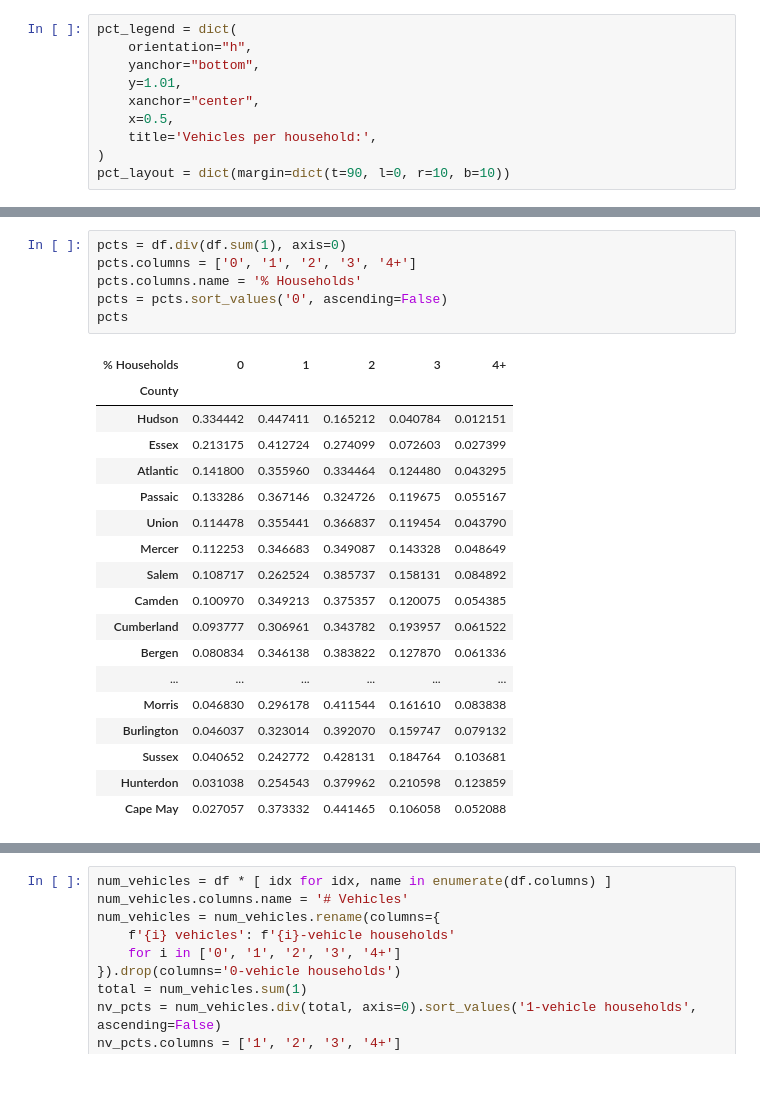
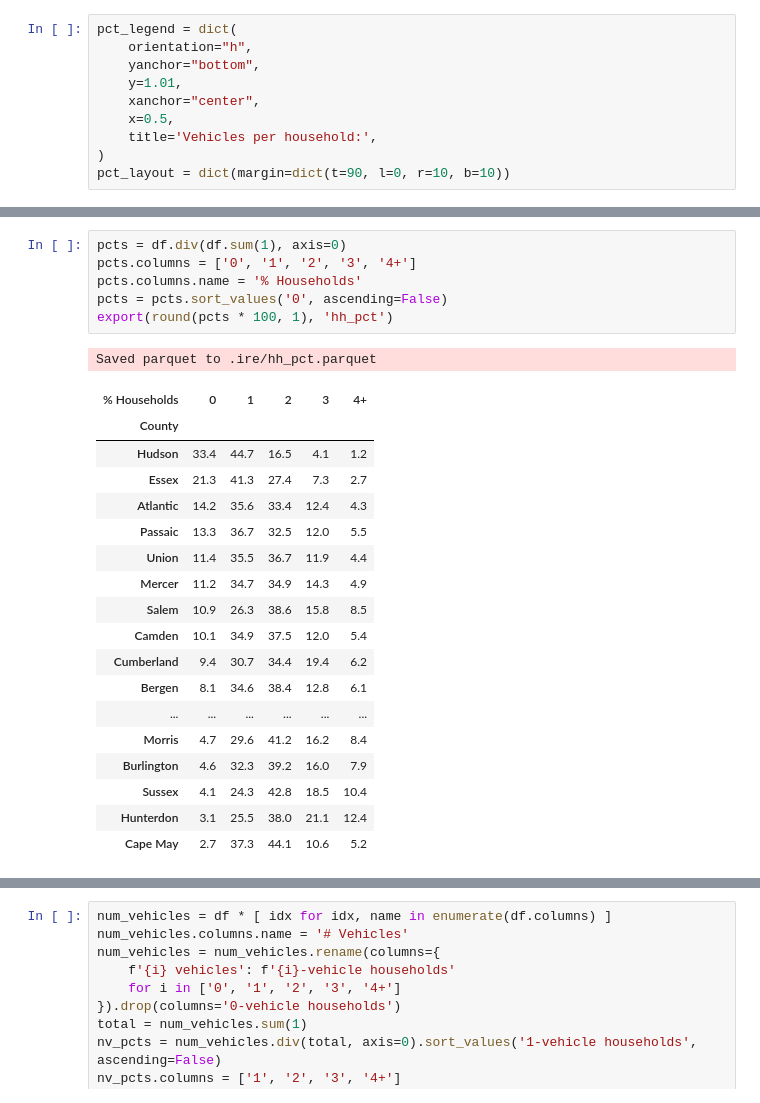
Before and after one commit to hudcostreets/household-vehicles, a Jupyter notebook: nj/household vehicle ownership.ipynb, the cells around one changed output, grey strips where cells are left out. Saved outputs shown, nothing was run; the diff lists cells and outputs as text.

```diff
--- a/nj/household vehicle ownership.ipynb
+++ b/nj/household vehicle ownership.ipynb
@@ -141,28 +151,29 @@ df
 # %%
 pcts = df.div(df.sum(1), axis=0)
 pcts.columns = ['0', '1', '2', '3', '4+']
 pcts.columns.name = '% Households'
 pcts = pcts.sort_values('0', ascending=False)
-pcts
+export(round(pcts * 100, 1), 'hh_pct')
 # %% [output]
+Saved parquet to .ire/hh_pct.parquet
 | % Households | 0 | 1 | 2 | 3 | 4+ |
 | County |  |  |  |  |  |
-| Hudson | 0.334442 | 0.447411 | 0.165212 | 0.040784 | 0.012151 |
-| Essex | 0.213175 | 0.412724 | 0.274099 | 0.072603 | 0.027399 |
-| Atlantic | 0.141800 | 0.355960 | 0.334464 | 0.124480 | 0.043295 |
-| Passaic | 0.133286 | 0.367146 | 0.324726 | 0.119675 | 0.055167 |
-| Union | 0.114478 | 0.355441 | 0.366837 | 0.119454 | 0.043790 |
-| Mercer | 0.112253 | 0.346683 | 0.349087 | 0.143328 | 0.048649 |
-| Salem | 0.108717 | 0.262524 | 0.385737 | 0.158131 | 0.084892 |
-| Camden | 0.100970 | 0.349213 | 0.375357 | 0.120075 | 0.054385 |
-| Cumberland | 0.093777 | 0.306961 | 0.343782 | 0.193957 | 0.061522 |
-| Bergen | 0.080834 | 0.346138 | 0.383822 | 0.127870 | 0.061336 |
+| Hudson | 33.4 | 44.7 | 16.5 | 4.1 | 1.2 |
+| Essex | 21.3 | 41.3 | 27.4 | 7.3 | 2.7 |
+| Atlantic | 14.2 | 35.6 | 33.4 | 12.4 | 4.3 |
+| Passaic | 13.3 | 36.7 | 32.5 | 12.0 | 5.5 |
+| Union | 11.4 | 35.5 | 36.7 | 11.9 | 4.4 |
+| Mercer | 11.2 | 34.7 | 34.9 | 14.3 | 4.9 |
+| Salem | 10.9 | 26.3 | 38.6 | 15.8 | 8.5 |
+| Camden | 10.1 | 34.9 | 37.5 | 12.0 | 5.4 |
+| Cumberland | 9.4 | 30.7 | 34.4 | 19.4 | 6.2 |
+| Bergen | 8.1 | 34.6 | 38.4 | 12.8 | 6.1 |
 | ... | ... | ... | ... | ... | ... |
-| Morris | 0.046830 | 0.296178 | 0.411544 | 0.161610 | 0.083838 |
-| Burlington | 0.046037 | 0.323014 | 0.392070 | 0.159747 | 0.079132 |
-| Sussex | 0.040652 | 0.242772 | 0.428131 | 0.184764 | 0.103681 |
-| Hunterdon | 0.031038 | 0.254543 | 0.379962 | 0.210598 | 0.123859 |
-| Cape May | 0.027057 | 0.373332 | 0.441465 | 0.106058 | 0.052088 |
+| Morris | 4.7 | 29.6 | 41.2 | 16.2 | 8.4 |
+| Burlington | 4.6 | 32.3 | 39.2 | 16.0 | 7.9 |
+| Sussex | 4.1 | 24.3 | 42.8 | 18.5 | 10.4 |
+| Hunterdon | 3.1 | 25.5 | 38.0 | 21.1 | 12.4 |
+| Cape May | 2.7 | 37.3 | 44.1 | 10.6 | 5.2 |
 # %%
 plot(
     df,
```
Also changed, not shown: parts of 11 cells of this notebook, 17 other files.
